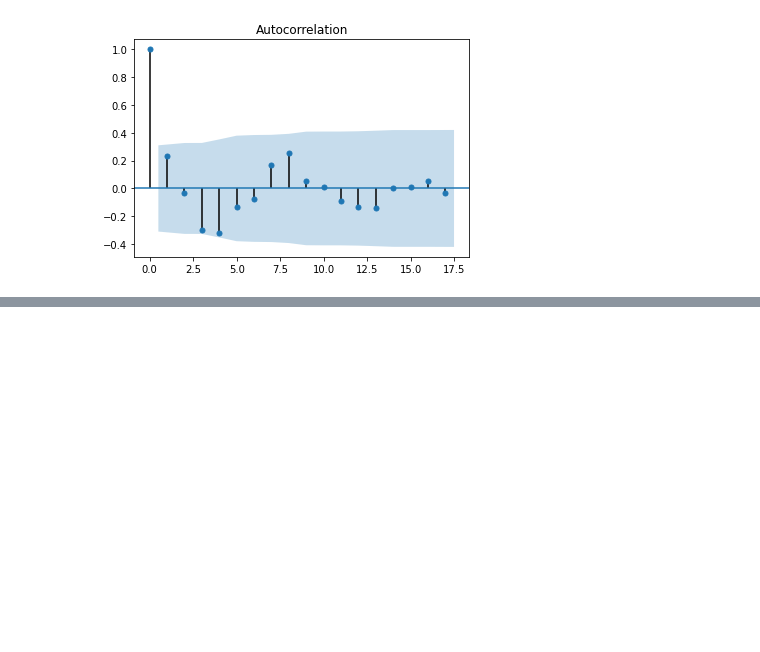
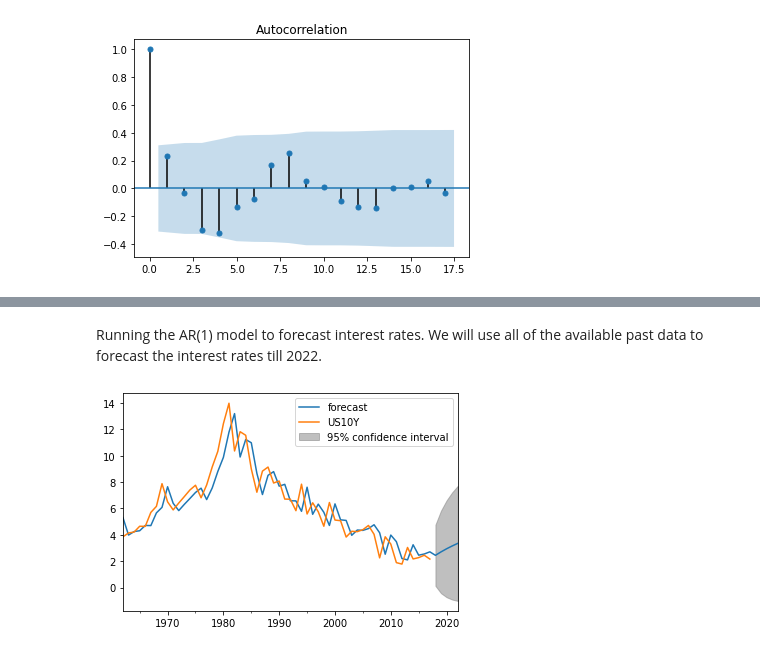
Before and after one commit to pratikgujral/Time-Series-Analysis-Tutorials, a Jupyter notebook: Time_Series_Analysis_in_Python.ipynb, the cells around one changed output, grey strips where cells are left out. Saved outputs shown, nothing was run; the diff lists cells and outputs as text; code cells hidden in the pictures; blank space fills up the shorter version.

```diff
--- a/Time_Series_Analysis_in_Python.ipynb
+++ b/Time_Series_Analysis_in_Python.ipynb
@@ -878,0 +1904,16 @@ Notice how the autocorrelation plot after removing seasonality from the series b
+# %% [markdown]
+Running the AR(1) model to forecast interest rates. We will use all of the available past data to forecast the interest rates till 2022.
+# %%
+from statsmodels.tsa.arima_model import ARMA
+
+# Instantiating the model
+mod = ARMA(interest_rate_data, order=(1,0))
+
+# Fitting the model to the data and saving the results in res
+res = mod.fit()
+
+# Plotting the original series and forecasted series
+res.plot_predict(start=0, end='2022')
+plt.show()
+# %% [output]
+[figure, added]
```
Also changed, not shown: parts of 46 cells of this notebook.
